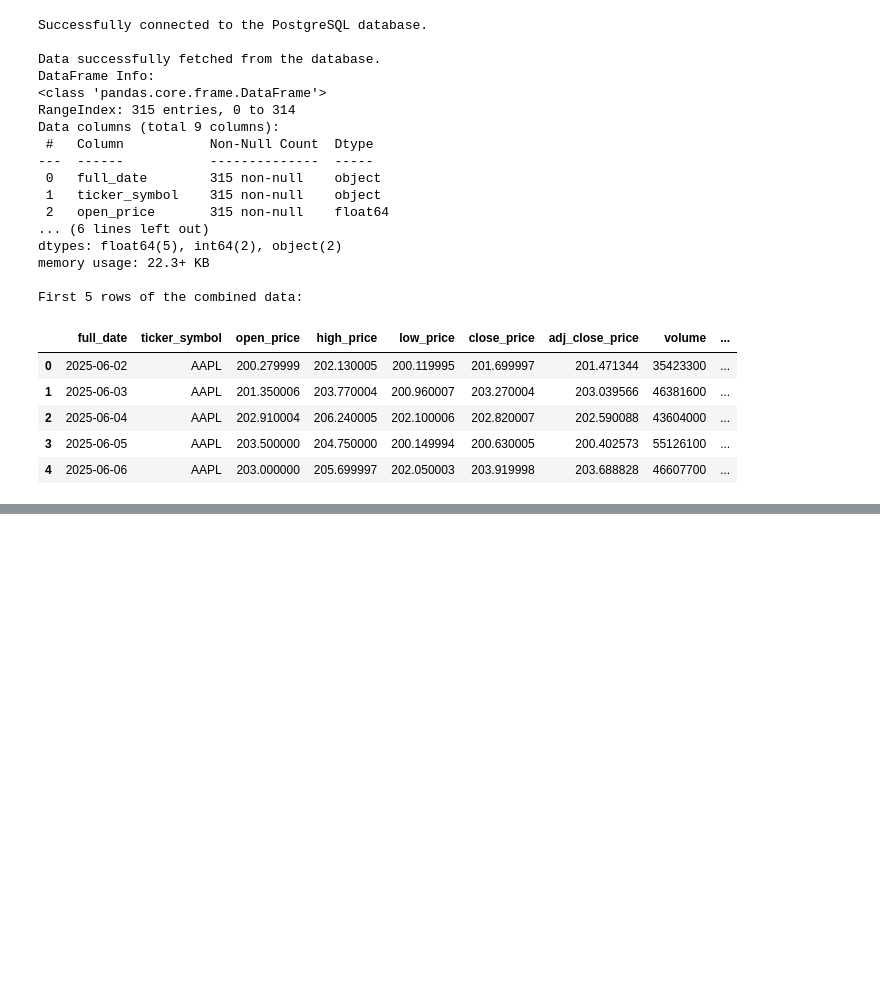
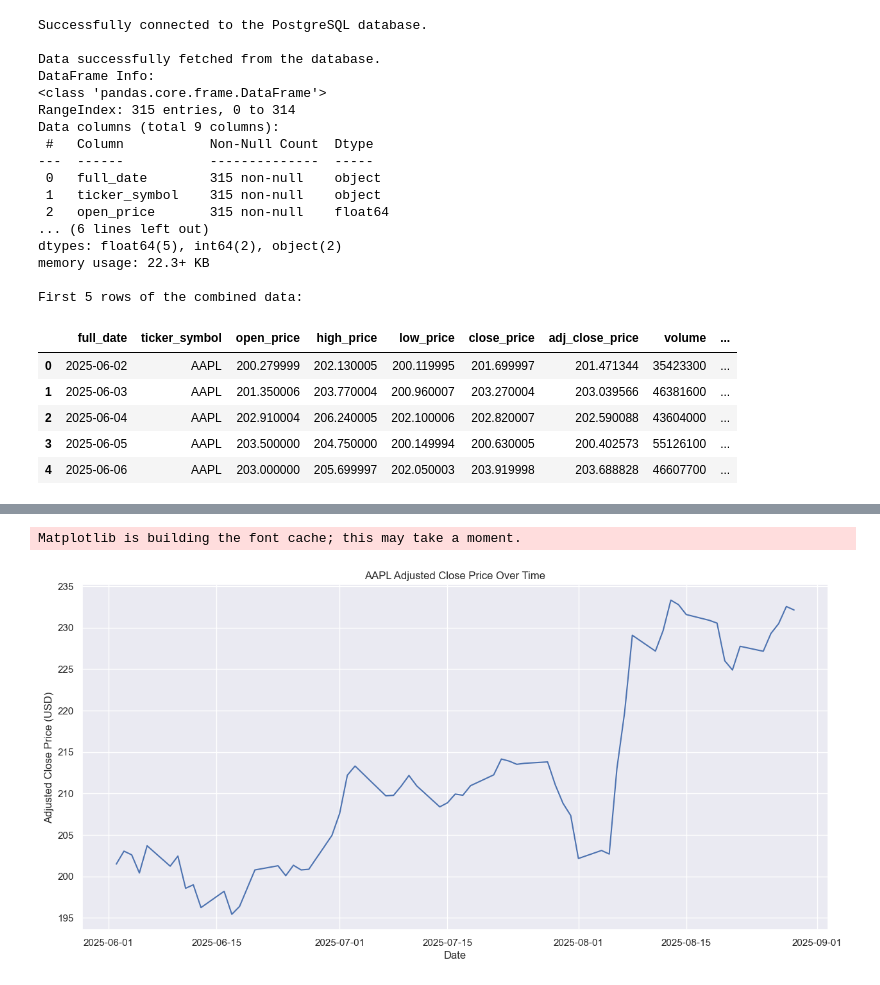
Before and after one commit to idealidler/Stock-Sentiment-Dashboard, a Jupyter notebook: 01-Analysis.ipynb, the cells around one changed output, grey strips where cells are left out. Drawn from its saved outputs; the diff is of its cells as text; code cells hidden in the pictures; blank space fills up the shorter version.

Commit message:
feat: Perform EDA, feature engineering, and build prediction model

```diff
--- a/01-Analysis.ipynb
+++ b/01-Analysis.ipynb
@@ -101,0 +129,19 @@ First 5 rows of the combined data:
+# %%
+import matplotlib.pyplot as plt
+import seaborn as sns
+
+# Set plot style
+sns.set(style="darkgrid")
+plt.figure(figsize=(15, 7))
+
+# Plot the adjusted closing price for Apple (AAPL)
+aapl_df = df[df['ticker_symbol'] == 'AAPL']
+sns.lineplot(x='full_date', y='adj_close_price', data=aapl_df)
+
+plt.title('AAPL Adjusted Close Price Over Time')
+plt.xlabel('Date')
+plt.ylabel('Adjusted Close Price (USD)')
+plt.show()
+# %% [output]
+Matplotlib is building the font cache; this may take a moment.
+[figure, added]
```
Also changed, not shown: parts of 6 cells of this notebook.
